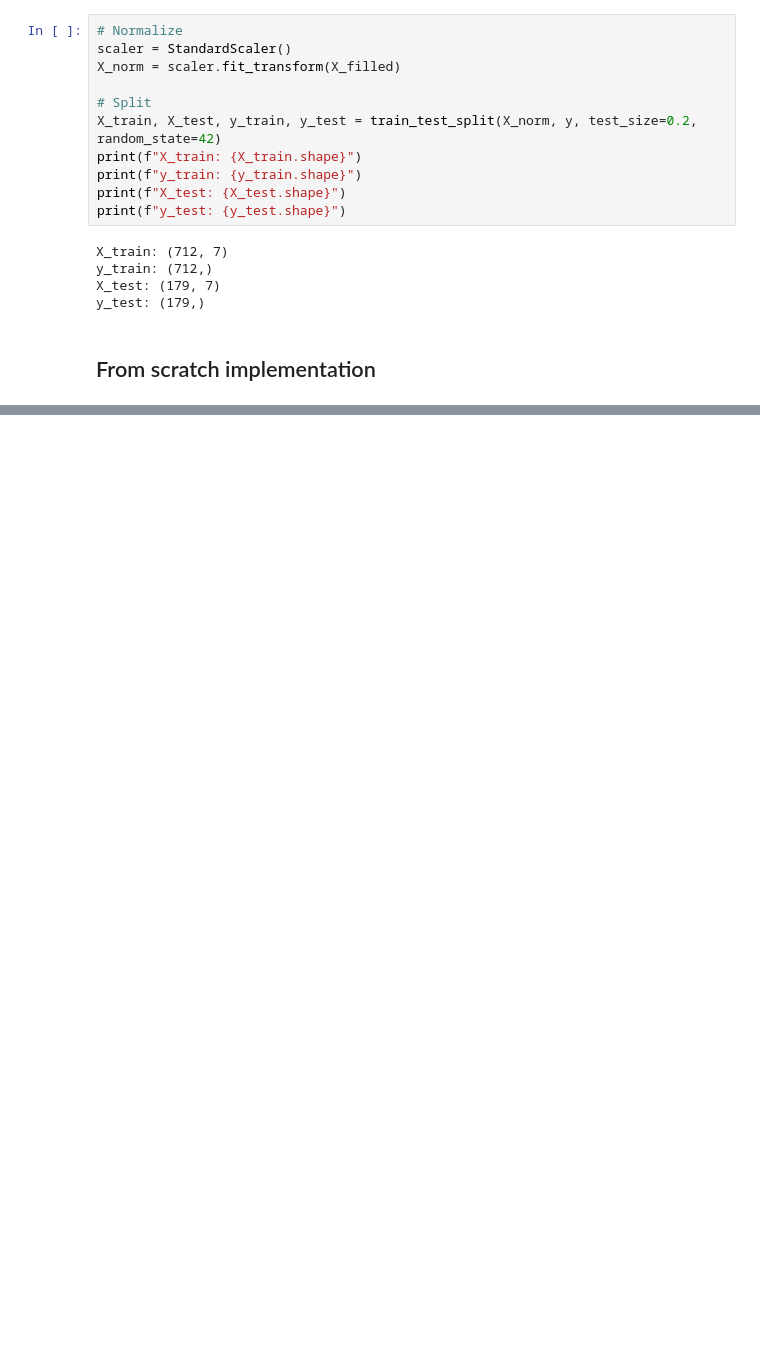
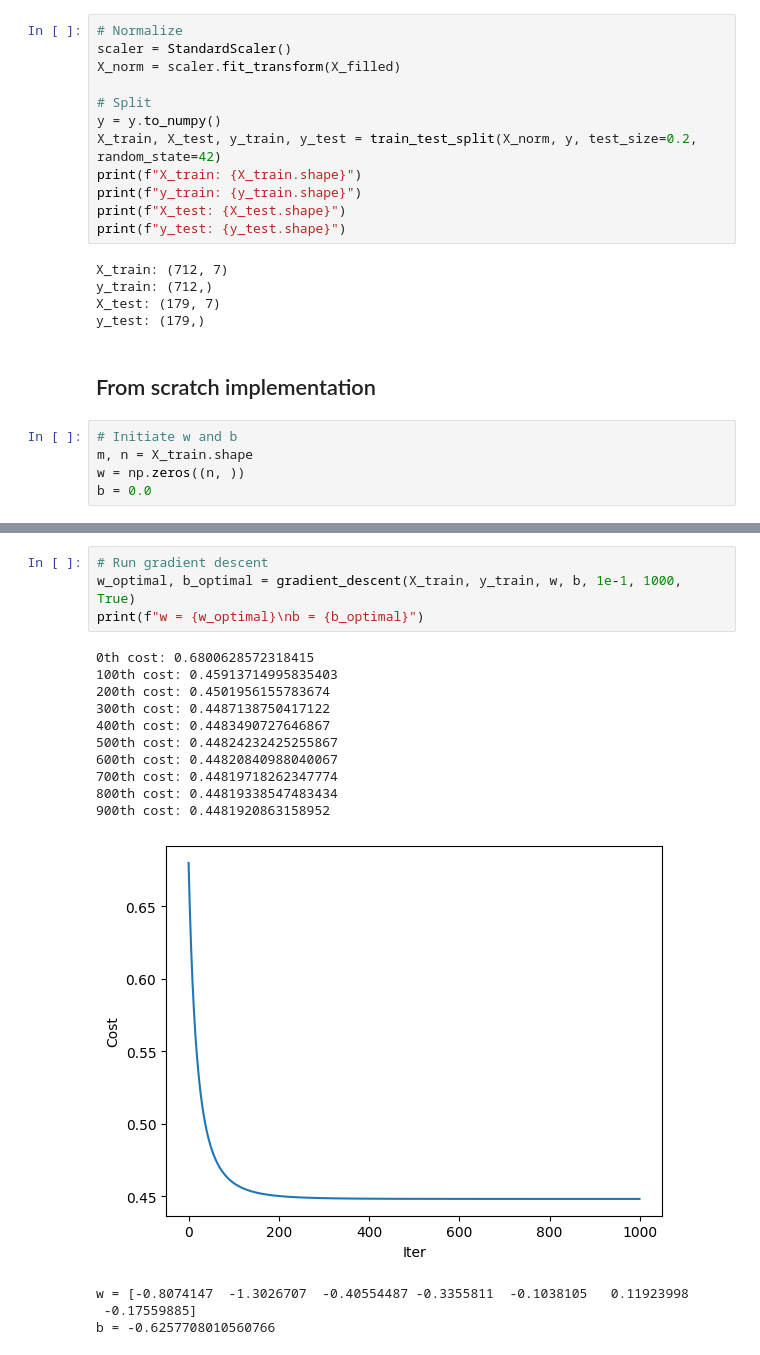
Before and after one commit to lam-thai-nguyen/Titanic-Binary-Classification, a Jupyter notebook: main.ipynb, the cells around one changed output, grey strips where cells are left out. Saved outputs shown, nothing was run; the diff lists cells and outputs as text; blank space fills up the shorter version.

```diff
--- a/main.ipynb
+++ b/main.ipynb
@@ -63,6 +66,7 @@ scaler = StandardScaler()
 X_norm = scaler.fit_transform(X_filled)
 
 # Split
+y = y.to_numpy()
 X_train, X_test, y_train, y_test = train_test_split(X_norm, y, test_size=0.2, random_state=42)
 print(f"X_train: {X_train.shape}")
 print(f"y_train: {y_train.shape}")
@@ -75,3 +79,8 @@ X_test: (179, 7)
 y_test: (179,)
 # %% [markdown]
 ## From scratch implementation
+# %%
+# Initiate w and b
+m, n = X_train.shape
+w = np.zeros((n, ))
+b = 0.0
@@ -77,0 +92,19 @@ y_test: (179,)
+# %%
+# Run gradient descent
+w_optimal, b_optimal = gradient_descent(X_train, y_train, w, b, 1e-1, 1000, True)
+print(f"w = {w_optimal}\nb = {b_optimal}")
+# %% [output]
+0th cost: 0.6800628572318415
+100th cost: 0.45913714995835403
+200th cost: 0.4501956155783674
+300th cost: 0.4487138750417122
+400th cost: 0.4483490727646867
+500th cost: 0.44824232425255867
+600th cost: 0.44820840988040067
+700th cost: 0.44819718262347774
+800th cost: 0.44819338547483434
+900th cost: 0.4481920863158952
+[figure, added]
+w = [-0.8074147  -1.3026707  -0.40554487 -0.3355811  -0.1038105   0.11923998
+ -0.17559885]
+b = -0.6257708010560766
```
Also changed, not shown: parts of 22 cells of this notebook.
